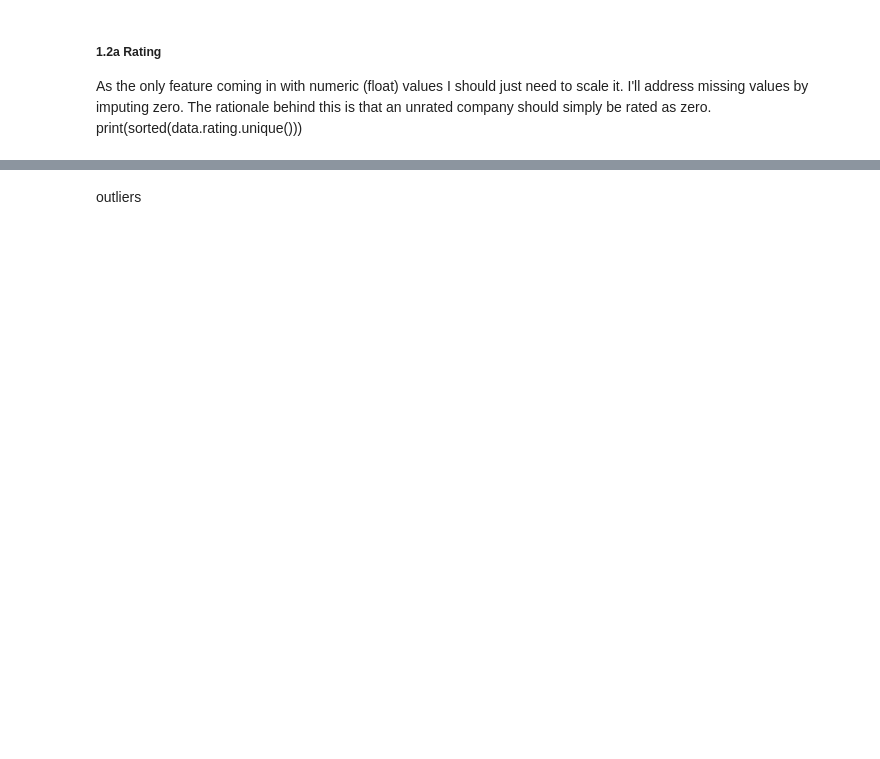
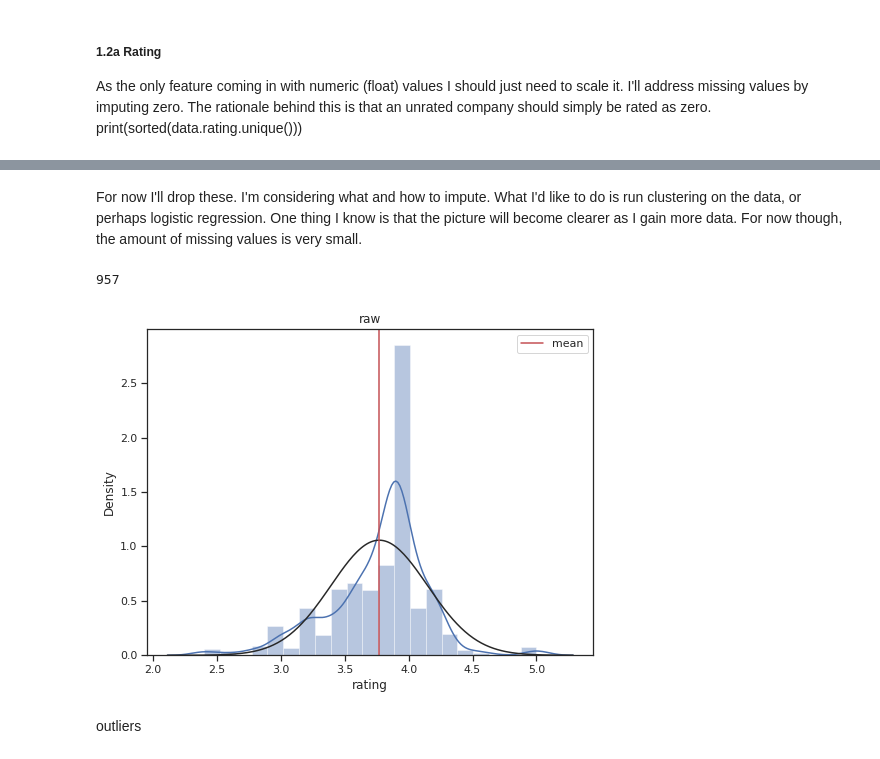
Before and after one commit to 333Kenji/indeedjobscraper, a Jupyter notebook: docs/1_wrangling_engineering.ipynb, the cells around one changed output, grey strips where cells are left out. Drawn from its saved outputs; the diff is of its cells as text; code cells hidden in the pictures; blank space fills up the shorter version.

```diff
--- a/docs/1_wrangling_engineering.ipynb
+++ b/docs/1_wrangling_engineering.ipynb
@@ -128,3 +210,0 @@ print(len(data[data.rating.isna()]))
-# %%
-data = data[data['rating'].isna()]
-print(data_len-len(data))
@@ -133,11 +211,18 @@ print(data_len-len(data))
+# %% [markdown]
+For now I'll drop these. I'm considering what and how to impute. What I'd like to do is run clustering on the data, or perhaps logistic regression. One thing I know is that the picture will become clearer as I gain more data. For now though, the amount of missing values is very small.
 # %%
+data = data[data['rating'].notnull()]
+print(len(data))
 
-ax = sns.distplot(notna_ratings.rating, fit=norm, bins=notna_ratings.rating.nunique(), kde=True)
+ax = sns.distplot(data.rating, fit=norm, bins=data.rating.nunique(), kde=True)
 plt.title('raw')
-#ax.set_xticks(notna_ratings.rating.unique())
-plt.axvline(x=np.mean(notna_ratings.rating), label='mean', c = 'r')
+#ax.set_xticks(data.rating.unique())
+plt.axvline(x=np.mean(data.rating), label='mean', c = 'r')
 plt.legend()
 plt.show()
+# %% [output]
+957
+[figure, added]
 # %% [markdown]
 outliers
 # %%
```
Also changed, not shown: parts of 42 cells of this notebook.
